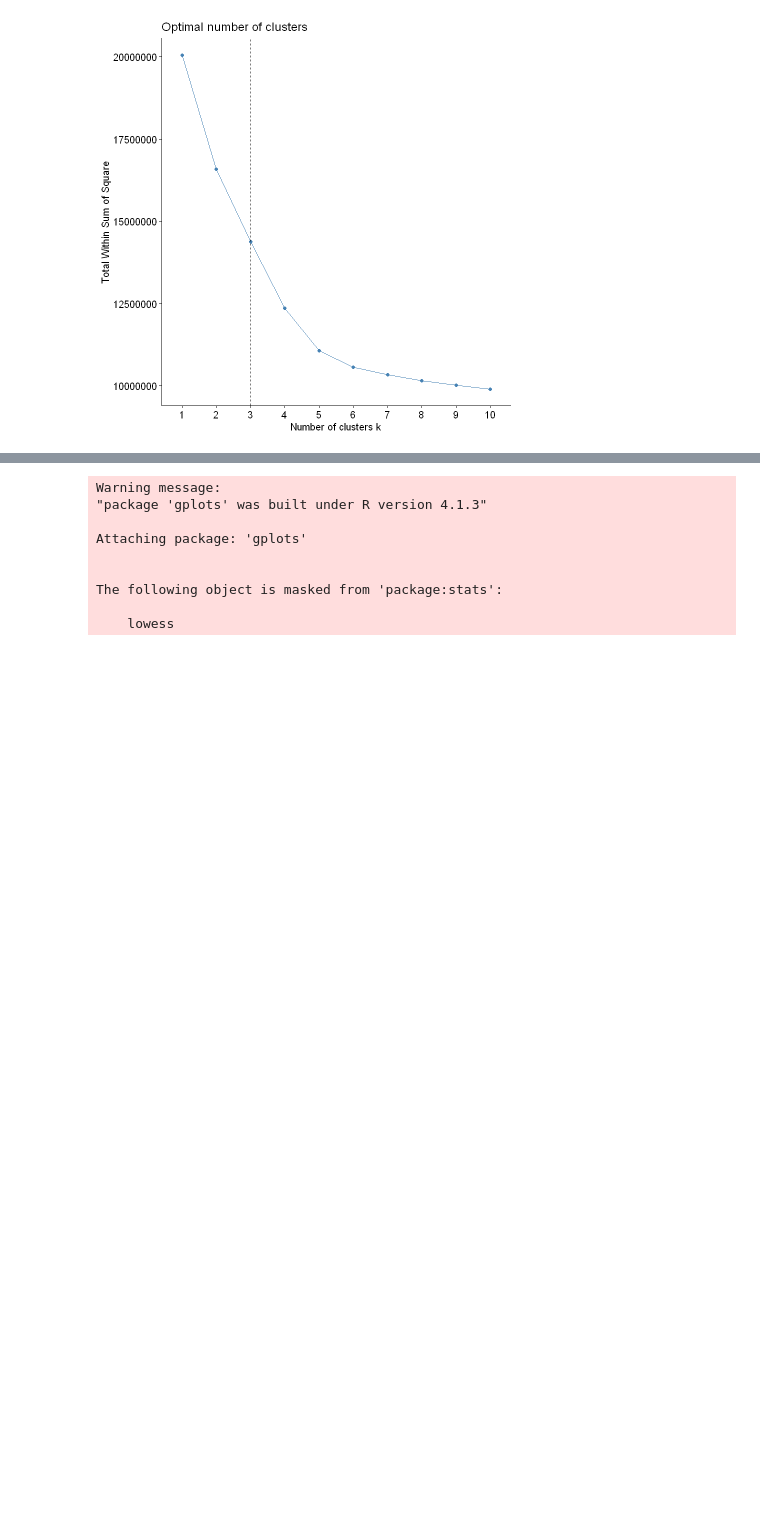
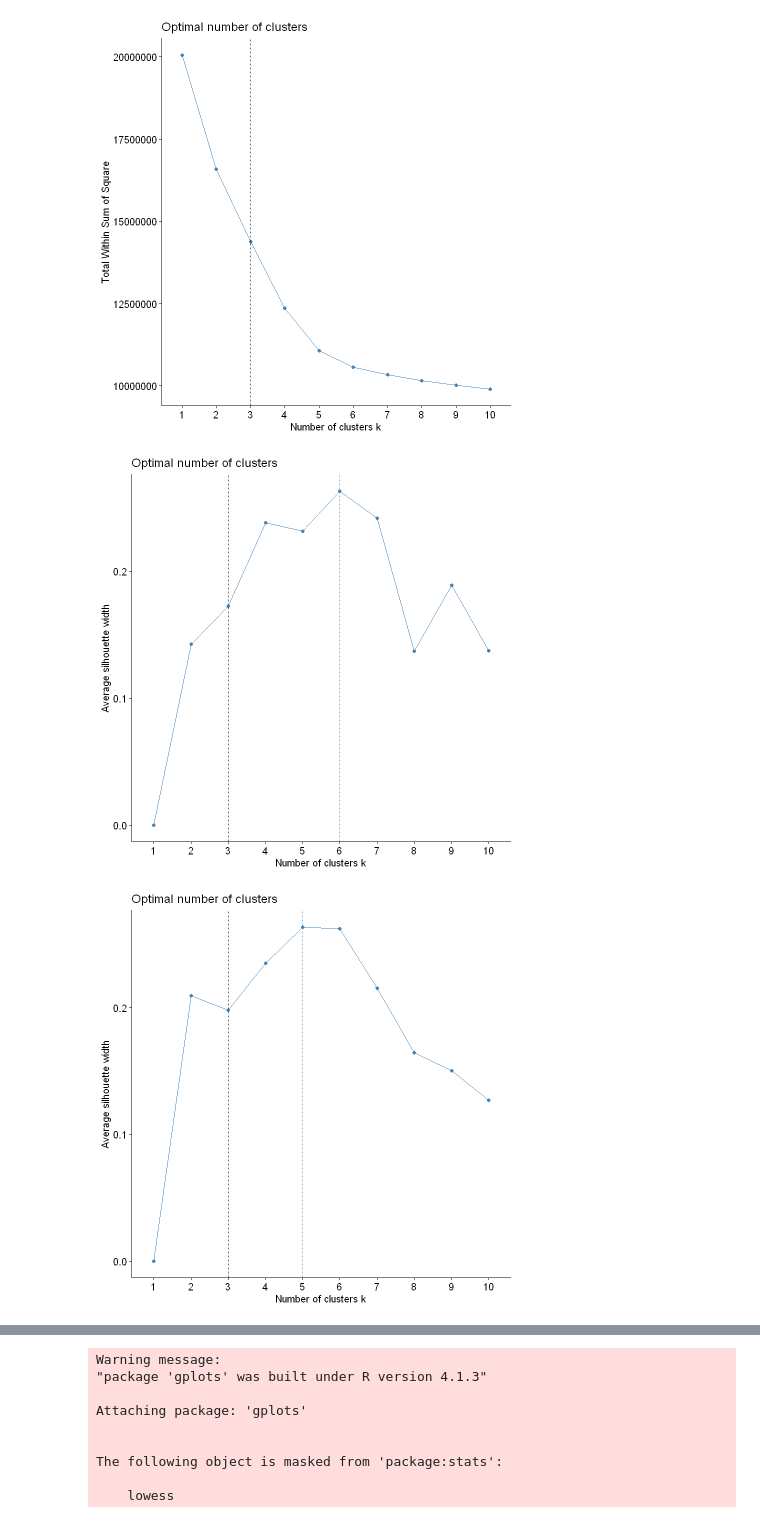
Before and after one commit to Iris-GR/Big-Data-AIM-Projects, a Jupyter notebook: Mercedes_trying_rebeckas_demo_code.ipynb, the cells around one changed output, grey strips where cells are left out. Drawn from its saved outputs; the diff is of its cells as text; code cells hidden in the pictures; blank space fills up the shorter version.

```diff
--- a/Mercedes_trying_rebeckas_demo_code.ipynb
+++ b/Mercedes_trying_rebeckas_demo_code.ipynb
@@ -97,10 +80,11 @@ X <- data[,guse]
 # %% [output]
 [figure]
 # %%
+## PCA analysis
 
-library(FactoMineR)
+# library(FactoMineR)
 
-X <- data[,guse]
+# X <- data[,guse]
 
 
 res.pca <- PCA(X, scale.unit = TRUE, ncp = 5, graph = FALSE)
@@ -135,7 +119,7 @@ fviz_eig(res.pca, addlabels = TRUE, ylim = c(0,50))
 # From this plot we see that we might want to stop at the 10th principal
 # component, as more than 50% of variation is explained by these components.
 
-# Graph of variables
+# Graph of variables - REALLY UGLY!!
 vari <- get_pca_var(res.pca)
 
 # To plot variables:
@@ -269,19 +568,22 @@ A matrix: 800 × 3 of type dbl
 # %%
   ## ---- Average Clusters Silhouette ------------------------------------------
   # The higher the better.
   # Average silhouette
 
-  if (FALSE){
+ # if (FALSE){
     # kmeans:
     fviz_nbclust(X, kmeans, method = "silhouette") +
-      geom_vline(xintercept = 3, linetype = 2)
+      geom_vline(xintercept = 5, linetype = 2)
 
     # pam:
     fviz_nbclust(X, pam, method = "silhouette") +
-      geom_vline(xintercept = 3, linetype = 2)
+      geom_vline(xintercept = 5, linetype = 2)
 
     # hierarchical clustering
     fviz_nbclust(X, hcut, method = "silhouette") +
-      geom_vline(xintercept = 3, linetype = 2)
+      geom_vline(xintercept = 5, linetype = 2)
 
-  }
+ # }
+# %% [output]
+[figure, added]
+[figure, added]
```
Also changed, not shown: parts of 28 cells of this notebook.
